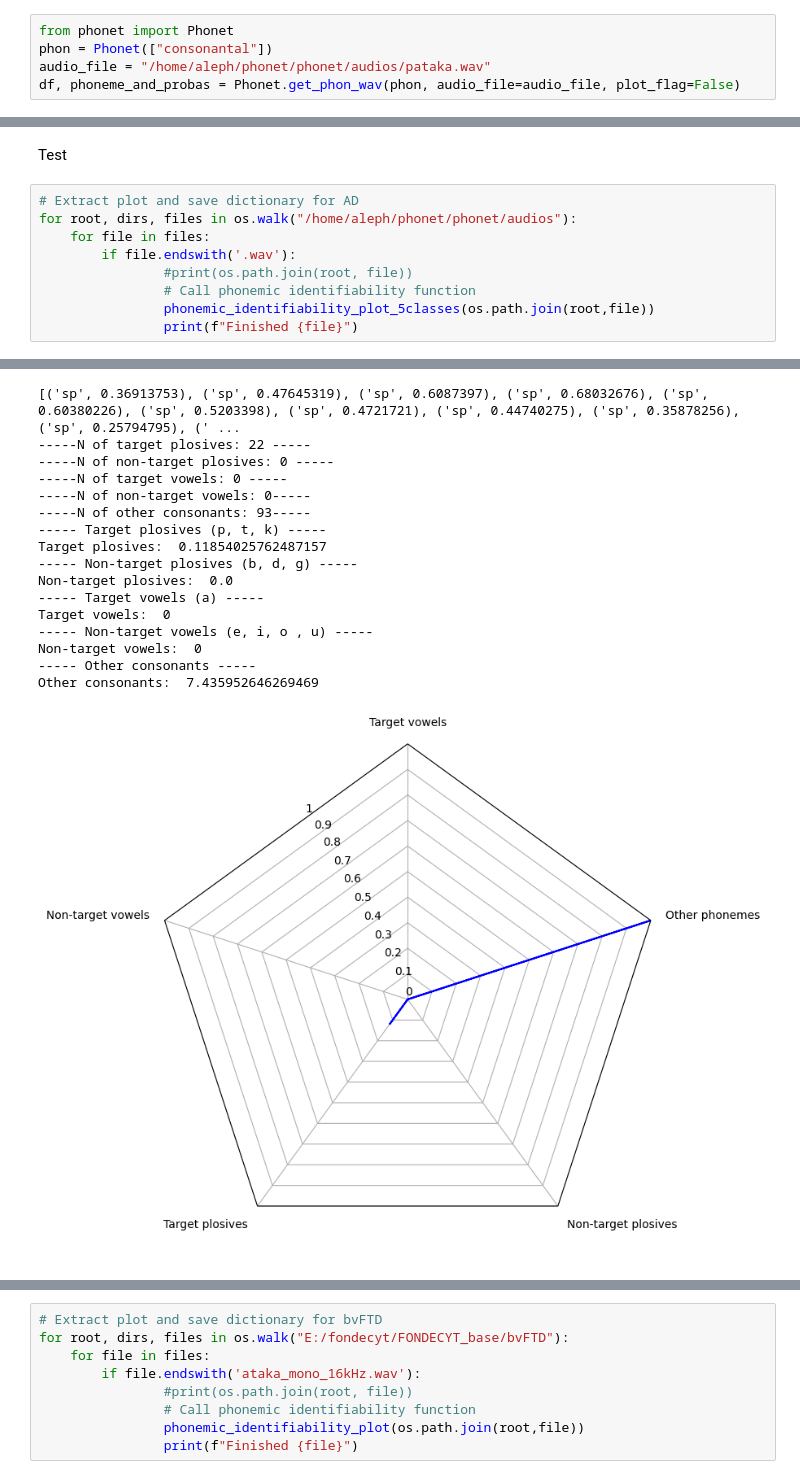
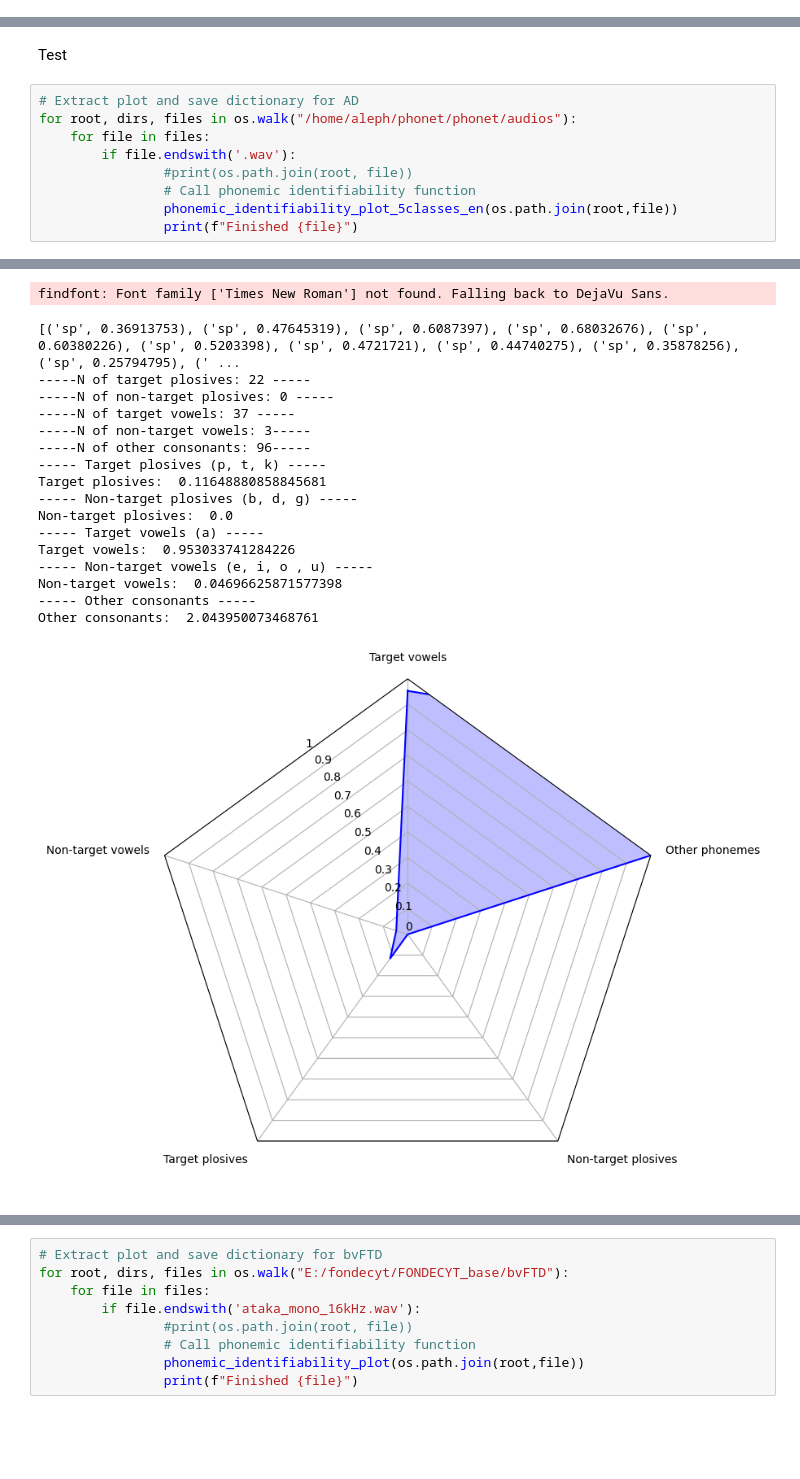
Before and after one commit to CNCSpeech/phonet, a Jupyter notebook: phonet/phonological_scores.ipynb, the cells around one changed output, grey strips where cells are left out. Cells and saved outputs as stored; diff of their text form; blank space fills up the shorter version.

```diff
--- a/phonet/phonological_scores.ipynb
+++ b/phonet/phonological_scores.ipynb
@@ -25,5 +24,0 @@ Import modified version of Phonet
-# %%
-from phonet import Phonet
-phon = Phonet(["consonantal"])
-audio_file = "/home/aleph/phonet/phonet/audios/pataka.wav"
-df, phoneme_and_probas = Phonet.get_phon_wav(phon, audio_file=audio_file, plot_flag=False)
@@ -778,7 +1013,7 @@ for root, dirs, files in os.walk("/home/aleph/phonet/phonet/audios"):
         if file.endswith('.wav'):
                 #print(os.path.join(root, file))
                 # Call phonemic identifiability function
-                phonemic_identifiability_plot_5classes(os.path.join(root,file))
+                phonemic_identifiability_plot_5classes_en(os.path.join(root,file))
                 print(f"Finished {file}")
 # %% [output]
 -----Now analyzing-----
@@ -787,17 +1023,18 @@ findfont: Font family ['Times New Roman'] not found. Falling back to DejaVu Sans
-[('sp', 0.36913753), ('sp', 0.47645319), ('sp', 0.6087397), ('sp', 0.68032676), ('sp', 0.60380226), ('sp', 0.5203398), ('sp', 0.4721721), ('sp', 0.44740275), ('sp', 0.35878256), ('sp', 0.25794795), (' ...
------N of target plosives: 22 -----
------N of non-target plosives: 0 -----
------N of target vowels: 0 -----
------N of non-target vowels: 0-----
------N of other consonants: 93-----
------ Target plosives (p, t, k) -----
-Target plosives:  0.11854025762487157
------ Non-target plosives (b, d, g) -----
-Non-target plosives:  0.0
------ Target vowels (a) -----
-Target vowels:  0
------ Non-target vowels (e, i, o , u) -----
-Non-target vowels:  0
------ Other consonants -----
-Other consonants:  7.435952646269469
+findfont: Font family ['Times New Roman'] not found. Falling back to DejaVu Sans.
+[('sp', 0.36913753), ('sp', 0.47645319), ('sp', 0.6087397), ('sp', 0.68032676), ('sp', 0.60380226), ('sp', 0.5203398), ('sp', 0.4721721), ('sp', 0.44740275), ('sp', 0.35878256), ('sp', 0.25794795), (' ...
+-----N of target plosives: 22 -----
+-----N of non-target plosives: 0 -----
+-----N of target vowels: 37 -----
+-----N of non-target vowels: 3-----
+-----N of other consonants: 96-----
+----- Target plosives (p, t, k) -----
+Target plosives:  0.11648880858845681
+----- Non-target plosives (b, d, g) -----
+Non-target plosives:  0.0
+----- Target vowels (a) -----
+Target vowels:  0.953033741284226
+----- Non-target vowels (e, i, o , u) -----
+Non-target vowels:  0.04696625871577398
+----- Other consonants -----
+Other consonants:  2.043950073468761
-[figure, old version]
+[figure, new version]
```
Also changed, not shown: parts of 11 cells of this notebook, 2 other files.
